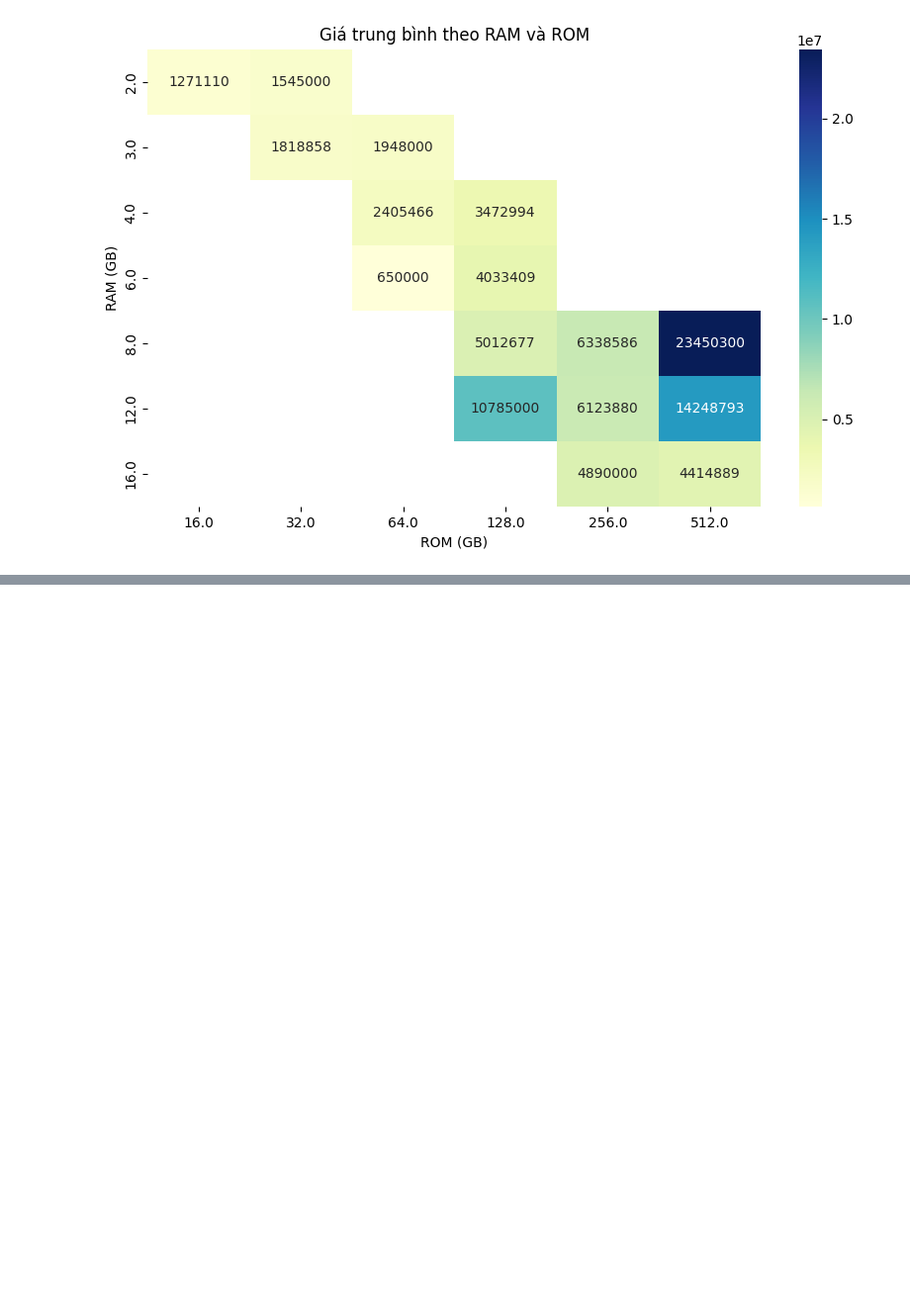
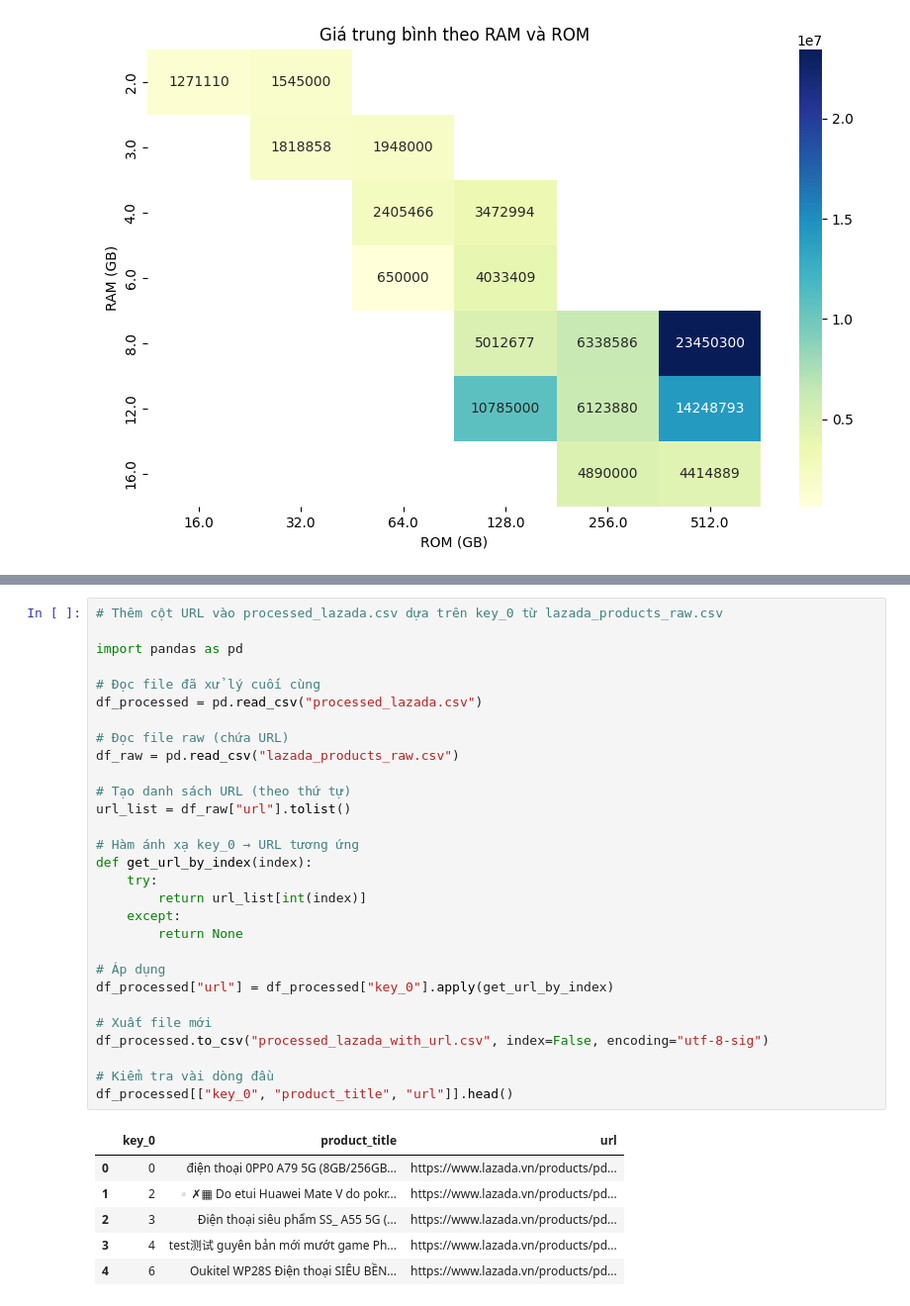
Before and after one commit to NguyenHieu-class/PTDL_N01_GROUP12, a Jupyter notebook: xu_ly_du_lieu.ipynb, the cells around one changed output, grey strips where cells are left out. Shown: that part at 99% size. Drawn from its saved outputs; the diff is of its cells as text; blank space fills up the shorter version.

```diff
--- a/xu_ly_du_lieu.ipynb
+++ b/xu_ly_du_lieu.ipynb
@@ -399,0 +516,36 @@ invalid escape sequence '\d'
+# %%
+# Thêm cột URL vào processed_lazada.csv dựa trên key_0 từ lazada_products_raw.csv
+
+import pandas as pd
+
+# Đọc file đã xử lý cuối cùng
+df_processed = pd.read_csv("processed_lazada.csv")
+
+# Đọc file raw (chứa URL)
+df_raw = pd.read_csv("lazada_products_raw.csv")
+
+# Tạo danh sách URL (theo thứ tự)
+url_list = df_raw["url"].tolist()
+
+# Hàm ánh xạ key_0 → URL tương ứng
+def get_url_by_index(index):
+    try:
+        return url_list[int(index)]
+    except:
+        return None
+
+# Áp dụng
+df_processed["url"] = df_processed["key_0"].apply(get_url_by_index)
+
+# Xuất file mới
+df_processed.to_csv("processed_lazada_with_url.csv", index=False, encoding="utf-8-sig")
+
+# Kiểm tra vài dòng đầu
+df_processed[["key_0", "product_title", "url"]].head()
+# %% [output]
+|  | key_0 | product_title | url |
+| 0 | 0 | điện thoại 0PP0 A79 5G (8GB/256GB... | https://www.lazada.vn/products/pd... |
+| 1 | 2 | ▫✗▦ Do etui Huawei Mate V do pokr... | https://www.lazada.vn/products/pd... |
+| 2 | 3 | Điện thoại siêu phẩm SS_ A55 5G (... | https://www.lazada.vn/products/pd... |
+| 3 | 4 | test测试 guyên bản mới mướt game Ph... | https://www.lazada.vn/products/pd... |
+| 4 | 6 | Oukitel WP28S Điện thoại SIÊU BỀN... | https://www.lazada.vn/products/pd... |
```
Also changed, not shown: parts of 9 cells of this notebook, 14 other files.
